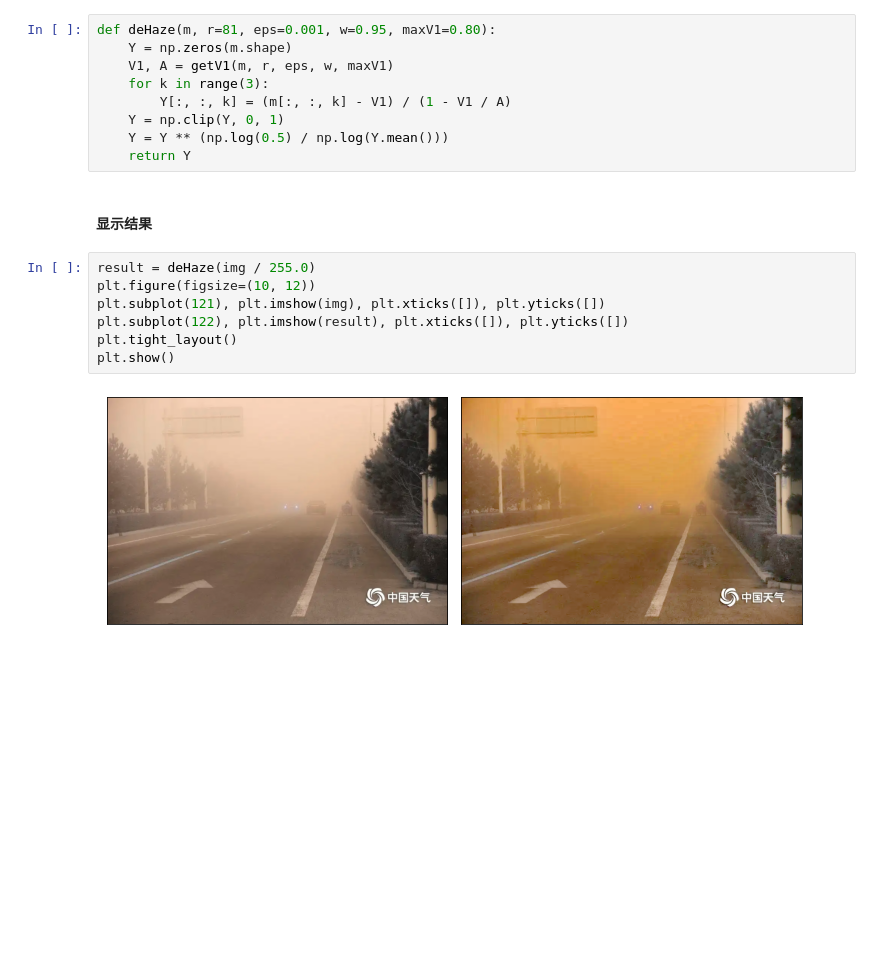
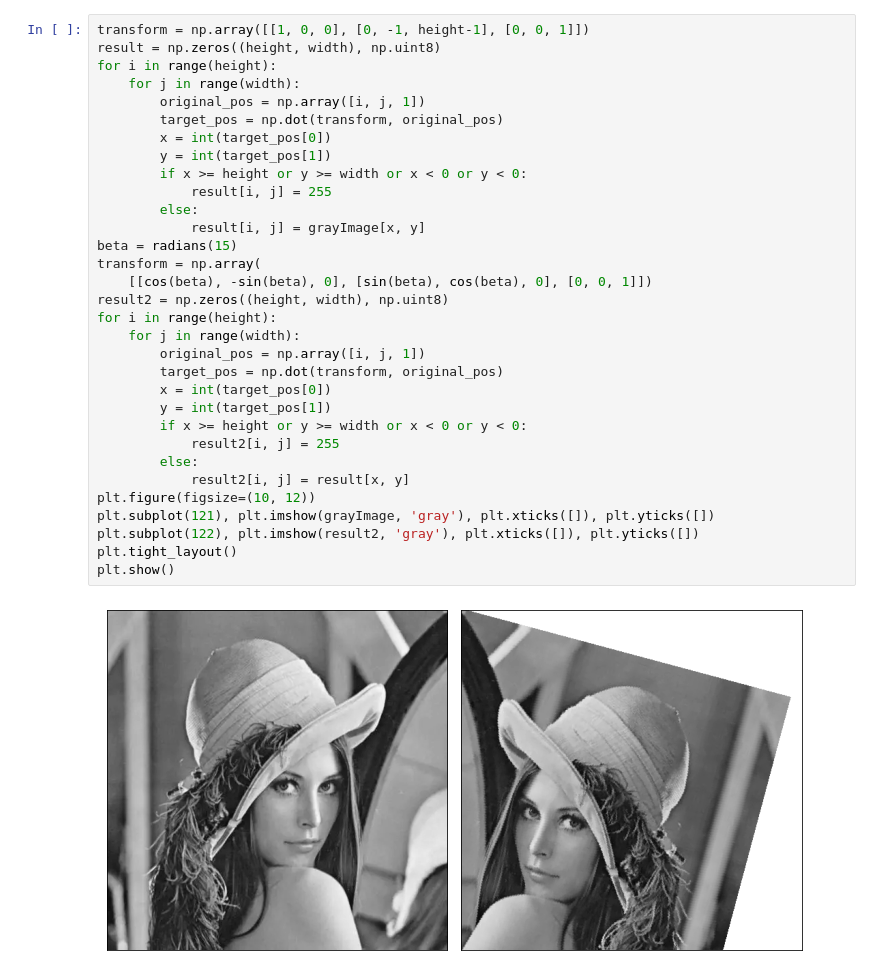
Before and after one commit to yeshunlong/ImageProcessing, a Jupyter notebook: homework2.ipynb, the cells around one changed output. Cells and saved outputs as stored; diff of their text form; blank space fills up the shorter version.

```diff
--- a/homework2.ipynb
+++ b/homework2.ipynb
@@ -44,20 +81,34 @@ def getV1(m, r, eps, w, maxV1):
 # %%
-def deHaze(m, r=81, eps=0.001, w=0.95, maxV1=0.80):
-    Y = np.zeros(m.shape)
-    V1, A = getV1(m, r, eps, w, maxV1)
-    for k in range(3):
-        Y[:, :, k] = (m[:, :, k] - V1) / (1 - V1 / A)
-    Y = np.clip(Y, 0, 1)
-    Y = Y ** (np.log(0.5) / np.log(Y.mean()))
-    return Y
+transform = np.array([[1, 0, 0], [0, -1, height-1], [0, 0, 1]])
+result = np.zeros((height, width), np.uint8)
+for i in range(height):
+    for j in range(width):
+        original_pos = np.array([i, j, 1])
+        target_pos = np.dot(transform, original_pos)
+        x = int(target_pos[0])
+        y = int(target_pos[1])
+        if x >= height or y >= width or x < 0 or y < 0:
+            result[i, j] = 255
+        else:
+            result[i, j] = grayImage[x, y]
+beta = radians(15)
+transform = np.array(
+    [[cos(beta), -sin(beta), 0], [sin(beta), cos(beta), 0], [0, 0, 1]])
+result2 = np.zeros((height, width), np.uint8)
+for i in range(height):
+    for j in range(width):
+        original_pos = np.array([i, j, 1])
+        target_pos = np.dot(transform, original_pos)
+        x = int(target_pos[0])
+        y = int(target_pos[1])
+        if x >= height or y >= width or x < 0 or y < 0:
+            result2[i, j] = 255
+        else:
+            result2[i, j] = result[x, y]
+plt.figure(figsize=(10, 12))
+plt.subplot(121), plt.imshow(grayImage, 'gray'), plt.xticks([]), plt.yticks([])
+plt.subplot(122), plt.imshow(result2, 'gray'), plt.xticks([]), plt.yticks([])
+plt.tight_layout()
+plt.show()
+# %% [output]
+[figure, added]
-# %% [markdown]
-#### 显示结果
-# %%
-result = deHaze(img / 255.0)
-plt.figure(figsize=(10, 12))
-plt.subplot(121), plt.imshow(img), plt.xticks([]), plt.yticks([])
-plt.subplot(122), plt.imshow(result), plt.xticks([]), plt.yticks([])
-plt.tight_layout()
-plt.show()
-# %% [output]
-[figure, removed]
```
Also changed, not shown: parts of 9 cells of this notebook, 4 other files.
